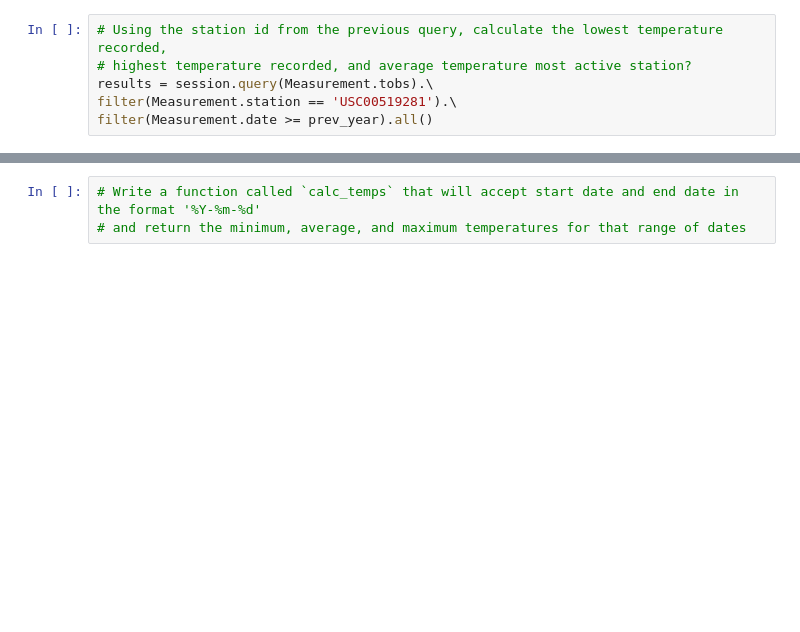
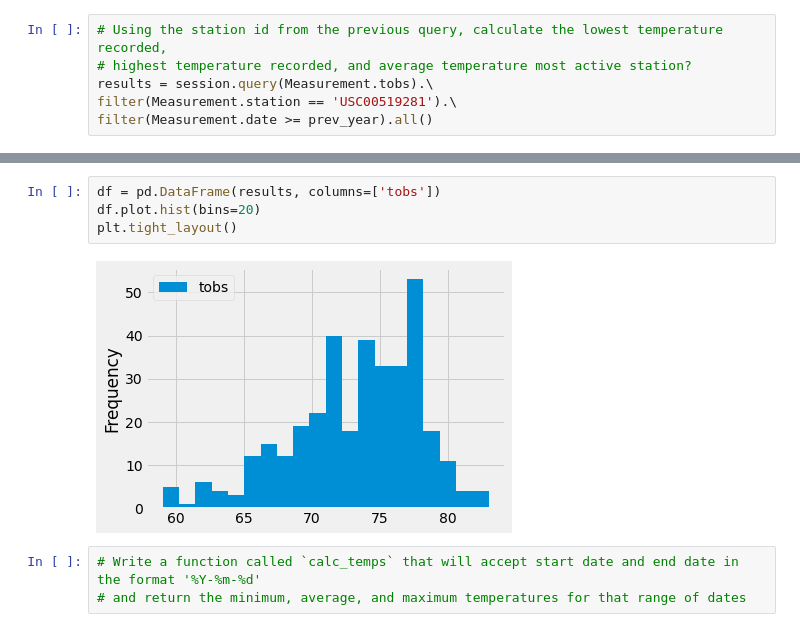
Before and after one commit to orvino/surfs_up, a Jupyter notebook: climate_analysis.ipynb, the cells around one changed output, grey strips where cells are left out. Drawn from its saved outputs; the diff is of its cells as text; blank space fills up the shorter version.

```diff
--- a/climate_analysis.ipynb
+++ b/climate_analysis.ipynb
@@ -125,3 +125,9 @@ df.plot.hist(bins=12)
+# %%
+df = pd.DataFrame(results, columns=['tobs'])
+df.plot.hist(bins=20)
+plt.tight_layout()
+# %% [output]
+[figure, added]
 # %%
 # Write a function called `calc_temps` that will accept start date and end date in the format '%Y-%m-%d'
 # and return the minimum, average, and maximum temperatures for that range of dates
```
Also changed, not shown: parts of 4 cells of this notebook, 1 other file.
